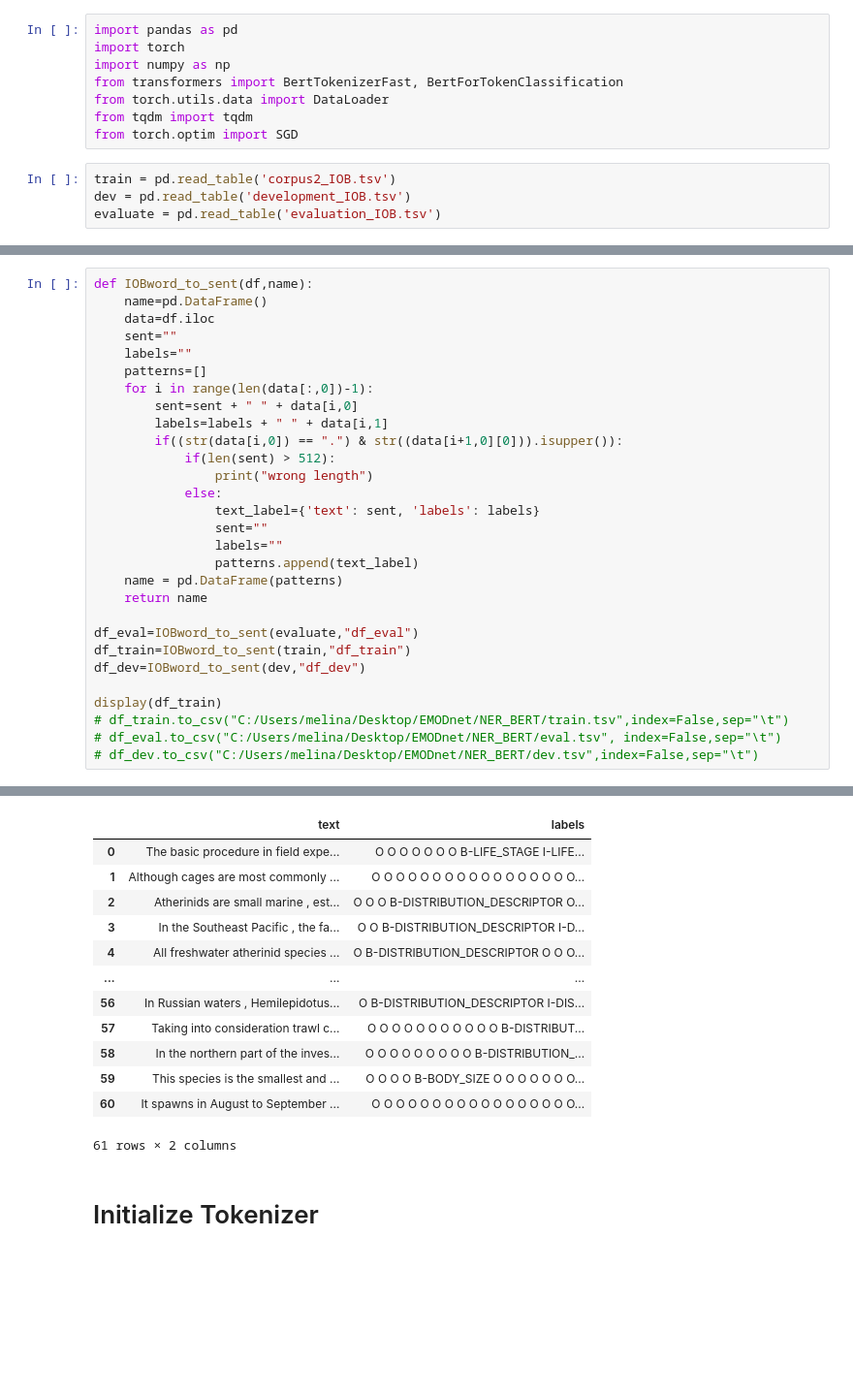
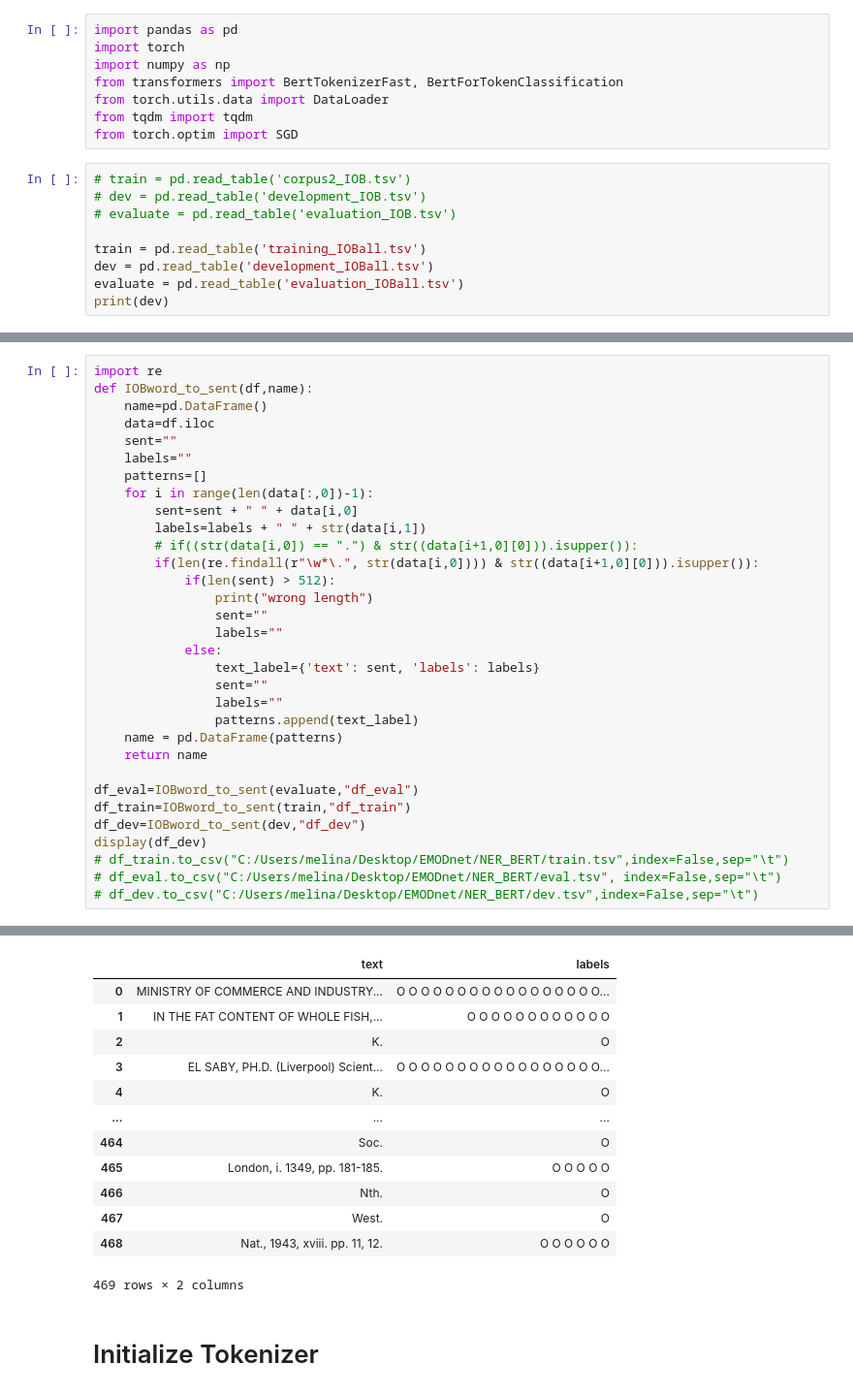
Before and after one commit to EMODnet/EMODnet-Biology-feasibility-ecological-traits, a Jupyter notebook: NER_BERT/BERT.ipynb, the cells around one changed output, grey strips where cells are left out. Shown at 97% size. Saved outputs shown, nothing was run; the diff lists cells and outputs as text; blank space fills up the shorter version.

```diff
--- a/NER_BERT/BERT.ipynb
+++ b/NER_BERT/BERT.ipynb
@@ -29,6 +34,11 @@ from torch.utils.data import DataLoader
 from tqdm import tqdm
 from torch.optim import SGD
 # %%
-train = pd.read_table('corpus2_IOB.tsv')
-dev = pd.read_table('development_IOB.tsv')
-evaluate = pd.read_table('evaluation_IOB.tsv')
+# train = pd.read_table('corpus2_IOB.tsv')
+# dev = pd.read_table('development_IOB.tsv')
+# evaluate = pd.read_table('evaluation_IOB.tsv')
+
+train = pd.read_table('training_IOBall.tsv')
+dev = pd.read_table('development_IOBall.tsv')
+evaluate = pd.read_table('evaluation_IOBall.tsv')
+print(dev)
@@ -35,4 +60,5 @@ evaluate = pd.read_table('evaluation_IOB.tsv')
 # %%
+import re
 def IOBword_to_sent(df,name):
     name=pd.DataFrame()
     data=df.iloc
@@ -41,10 +67,13 @@ def IOBword_to_sent(df,name):
     patterns=[]
     for i in range(len(data[:,0])-1):
         sent=sent + " " + data[i,0]
-        labels=labels + " " + data[i,1]
-        if((str(data[i,0]) == ".") & str((data[i+1,0][0])).isupper()):
+        labels=labels + " " + str(data[i,1])
+        # if((str(data[i,0]) == ".") & str((data[i+1,0][0])).isupper()):
+        if(len(re.findall(r"\w*\.", str(data[i,0]))) & str((data[i+1,0][0])).isupper()):
             if(len(sent) > 512):
                 print("wrong length")
+                sent=""
+                labels=""
             else:
                 text_label={'text': sent, 'labels': labels}
                 sent=""
@@ -56,8 +85,7 @@ def IOBword_to_sent(df,name):
 df_eval=IOBword_to_sent(evaluate,"df_eval")
 df_train=IOBword_to_sent(train,"df_train")
 df_dev=IOBword_to_sent(dev,"df_dev")
-
-display(df_train)
+display(df_dev)
 # df_train.to_csv("C:/Users/melina/Desktop/EMODnet/NER_BERT/train.tsv",index=False,sep="\t")
 # df_eval.to_csv("C:/Users/melina/Desktop/EMODnet/NER_BERT/eval.tsv", index=False,sep="\t")
 # df_dev.to_csv("C:/Users/melina/Desktop/EMODnet/NER_BERT/dev.tsv",index=False,sep="\t")
@@ -65,16 +110,16 @@ display(df_train)
 |  | text | labels |
-| 0 | The basic procedure in field expe... | O O O O O O O B-LIFE_STAGE I-LIFE... |
-| 1 | Although cages are most commonly ... | O O O O O O O O O O O O O O O O O... |
-| 2 | Atherinids are small marine , est... | O O O B-DISTRIBUTION_DESCRIPTOR O... |
-| 3 | In the Southeast Pacific , the fa... | O O B-DISTRIBUTION_DESCRIPTOR I-D... |
-| 4 | All freshwater atherinid species ... | O B-DISTRIBUTION_DESCRIPTOR O O O... |
+| 0 | MINISTRY OF COMMERCE AND INDUSTRY... | O O O O O O O O O O O O O O O O O... |
+| 1 | IN THE FAT CONTENT OF WHOLE FISH,... | O O O O O O O O O O O O |
+| 2 | K. | O |
+| 3 | EL SABY, PH.D. (Liverpool) Scient... | O O O O O O O O O O O O O O O O O... |
+| 4 | K. | O |
 | ... | ... | ... |
-| 56 | In Russian waters , Hemilepidotus... | O B-DISTRIBUTION_DESCRIPTOR I-DIS... |
-| 57 | Taking into consideration trawl c... | O O O O O O O O O O O B-DISTRIBUT... |
-| 58 | In the northern part of the inves... | O O O O O O O O O B-DISTRIBUTION_... |
-| 59 | This species is the smallest and ... | O O O O B-BODY_SIZE O O O O O O O... |
-| 60 | It spawns in August to September ... | O O O O O O O O O O O O O O O O O... |
+| 464 | Soc. | O |
+| 465 | London, i. 1349, pp. 181-185. | O O O O O |
+| 466 | Nth. | O |
+| 467 | West. | O |
+| 468 | Nat., 1943, xviii. pp. 11, 12. | O O O O O O |
-61 rows × 2 columns
+469 rows × 2 columns
 # %% [markdown]
 # Initialize Tokenizer
 # %%
```
Also changed, not shown: parts of 6 cells of this notebook, 9 other files.
